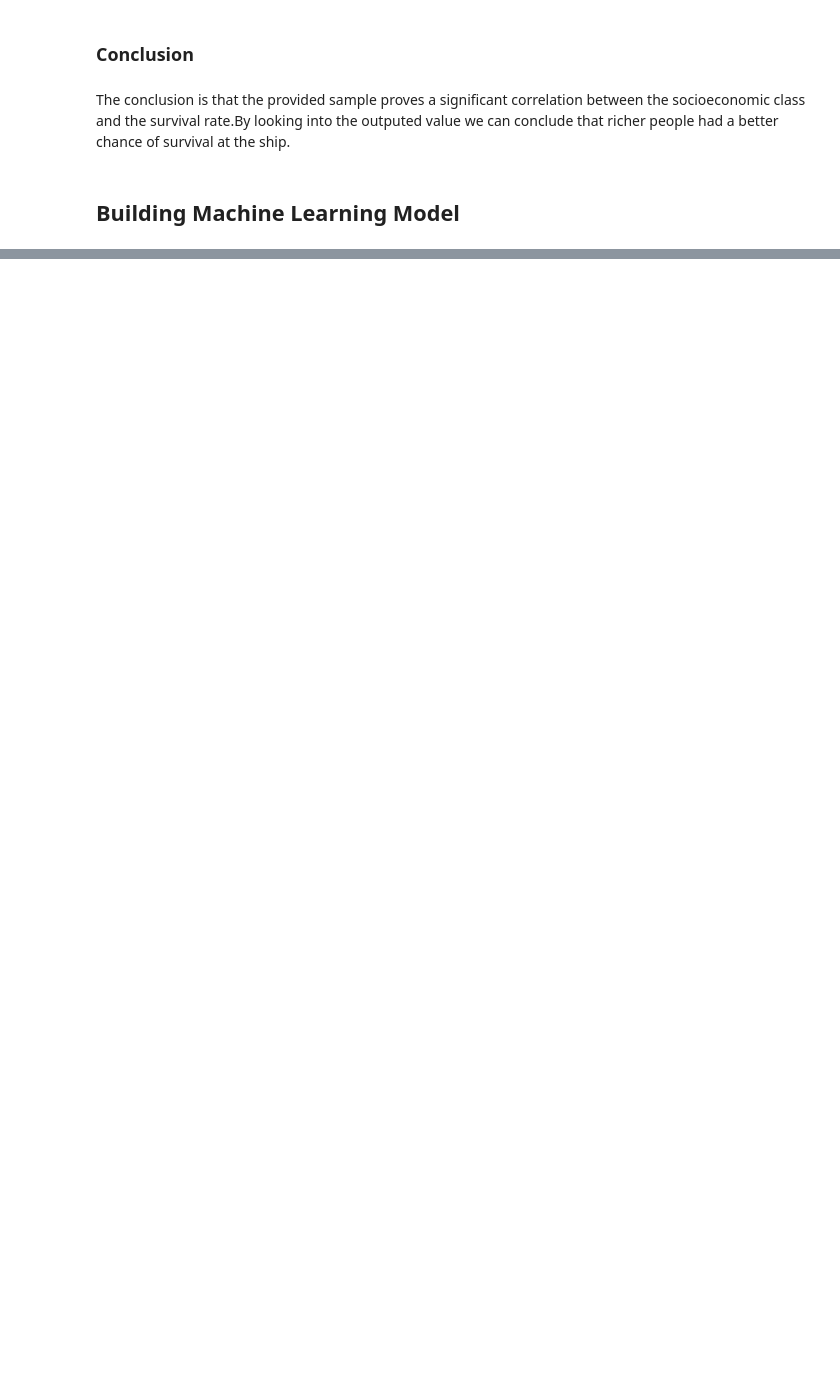
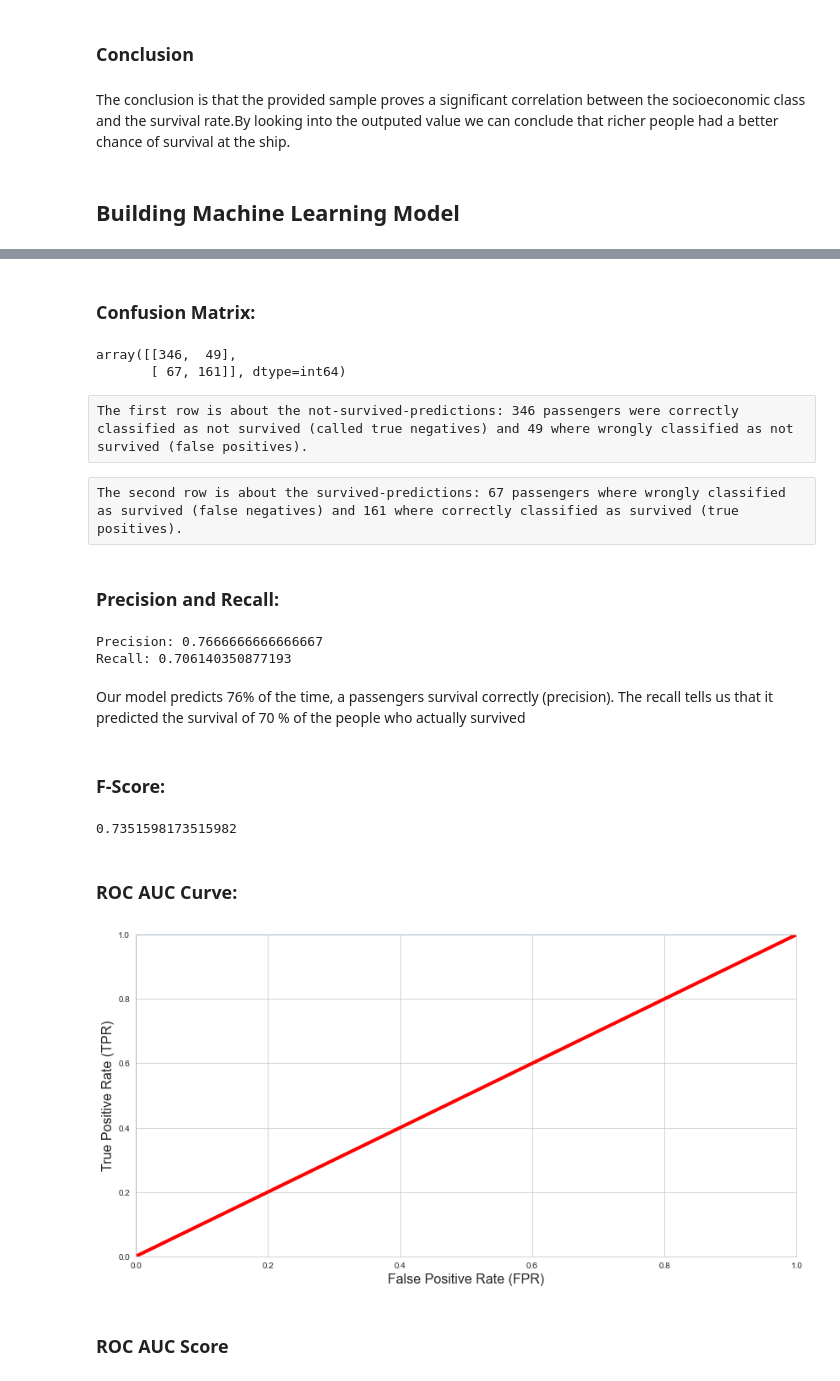
Before and after one commit to abhinav-bagwari/Titanic, a Jupyter notebook: Titanic_Disaster.ipynb, the cells around one changed output, grey strips where cells are left out. Cells and saved outputs as stored; diff of their text form; code cells hidden in the pictures; blank space fills up the shorter version.

```diff
--- a/Titanic_Disaster.ipynb
+++ b/Titanic_Disaster.ipynb
@@ -232,0 +280,5 @@ memory usage: 76.7+ KB
+# %%
+gaussian = GaussianNB()
+gaussian.fit(X_train, y_train)
+Y_pred = gaussian.predict(X_test)
+acc_gaussian = round(gaussian.score(X_train, y_train) * 100, 2)
@@ -232,0 +287,7 @@ memory usage: 76.7+ KB
+# %%
+perceptron = Perceptron(max_iter=5)
+perceptron.fit(X_train, y_train)
+
+Y_pred = perceptron.predict(X_test)
+
+acc_perceptron = round(perceptron.score(X_train, y_train) * 100, 2)
@@ -232,0 +296,7 @@ memory usage: 76.7+ KB
+# %%
+linear_svc = LinearSVC()
+linear_svc.fit(X_train, y_train)
+
+Y_pred = linear_svc.predict(X_test)
+
+acc_linear_svc = round(linear_svc.score(X_train, y_train) * 100, 2)
@@ -232,0 +305,5 @@ memory usage: 76.7+ KB
+# %%
+decision_tree = DecisionTreeClassifier()
+decision_tree.fit(X_train, y_train)
+Y_pred = decision_tree.predict(X_test)
+acc_decision_tree = round(decision_tree.score(X_train, y_train) * 100, 2)
@@ -232,0 +333,54 @@ memory usage: 76.7+ KB
+# %% [markdown]
+### Confusion Matrix:
+# %%
+from sklearn.model_selection import cross_val_predict
+from sklearn.metrics import confusion_matrix
+predictions = cross_val_predict(random_forest, X_train, y_train, cv=3)
+confusion_matrix(y_train, predictions)
+# %% [output]
+array([[346,  49],
+       [ 67, 161]], dtype=int64)
+# %% [raw]
+The first row is about the not-survived-predictions: 346 passengers were correctly classified as not survived (called true negatives) and 49 where wrongly classified as not survived (false positives).
+# %% [raw]
+The second row is about the survived-predictions: 67 passengers where wrongly classified as survived (false negatives) and 161 where correctly classified as survived (true positives).
+# %% [markdown]
+### Precision and Recall:
+# %%
+from sklearn.metrics import precision_score, recall_score
+
+print("Precision:", precision_score(y_train, predictions))
+print("Recall:",recall_score(y_train, predictions))
+# %% [output]
+Precision: 0.7666666666666667
+Recall: 0.706140350877193
+# %% [markdown]
+Our model predicts 76% of the time, a passengers survival correctly (precision). The recall tells us that it predicted the survival of 70 % of the people who actually survived
+# %% [markdown]
+### F-Score:
+# %%
+from sklearn.metrics import f1_score
+f1_score(y_train, predictions)
+# %% [output]
+0.7351598173515982
+# %% [markdown]
+### ROC AUC Curve:
+# %%
+from sklearn.metrics import roc_curve
+# compute true positive rate and false positive rate
+false_positive_rate, true_positive_rate, thresholds = roc_curve(y_train, y_scores)
+# plotting them against each other
+def plot_roc_curve(false_positive_rate, true_positive_rate, label=None):
+    plt.plot(false_positive_rate, true_positive_rate, linewidth=2, label=label)
+    plt.plot([0, 1], [0, 1], 'r', linewidth=4)
+    plt.axis([0, 1, 0, 1])
+    plt.xlabel('False Positive Rate (FPR)', fontsize=16)
+    plt.ylabel('True Positive Rate (TPR)', fontsize=16)
+
+plt.figure(figsize=(14, 7))
+plot_roc_curve(false_positive_rate, true_positive_rate)
+plt.show()
+# %% [output]
+[figure, added]
+# %% [markdown]
+### ROC AUC Score
```
Also changed, not shown: parts of 22 cells of this notebook.
